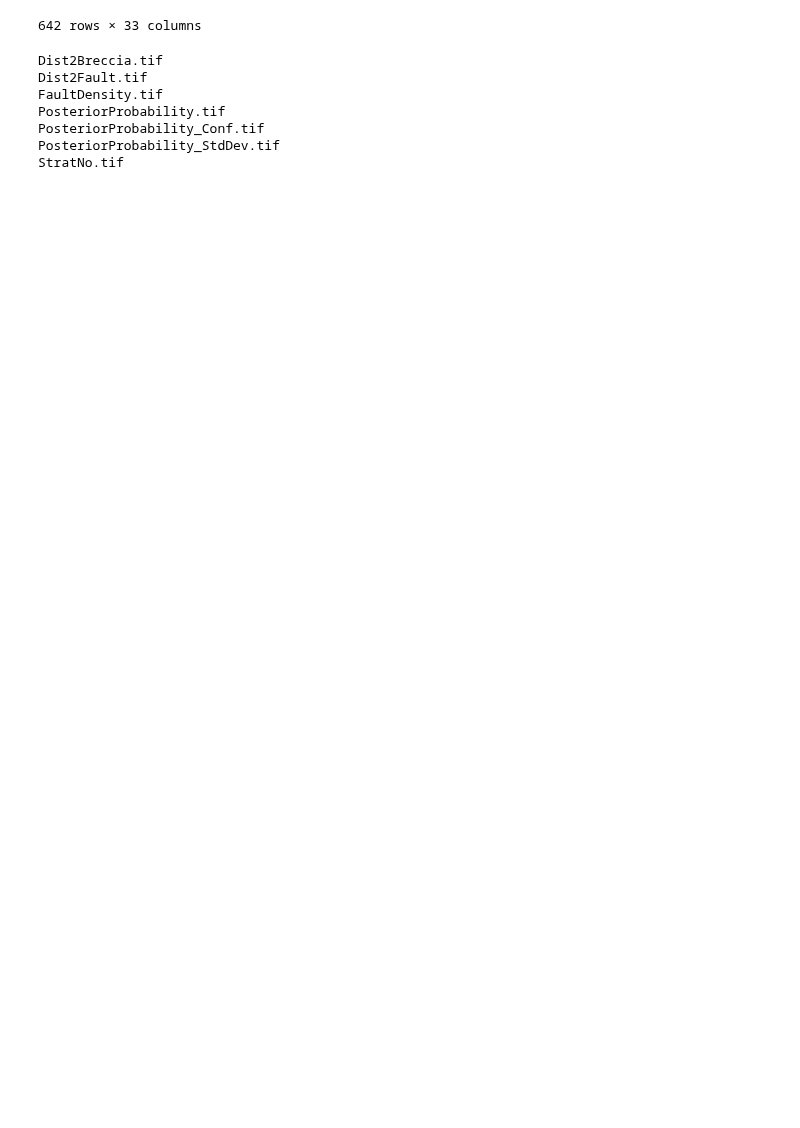
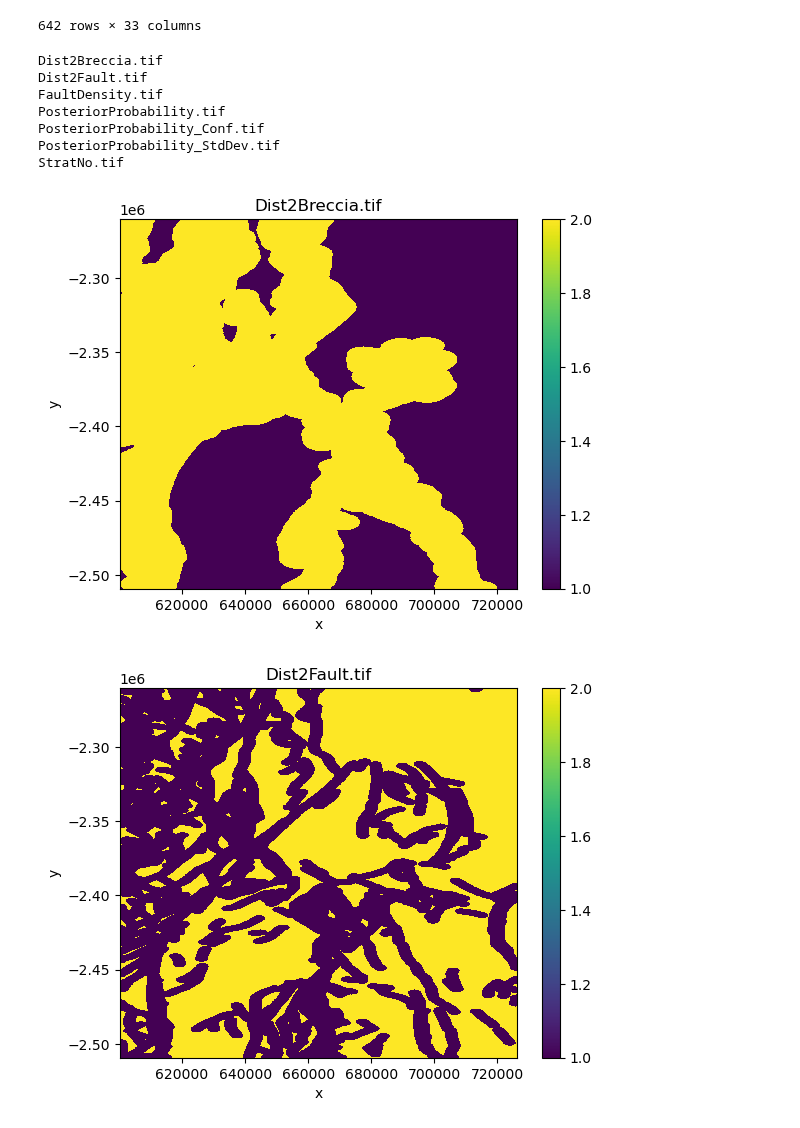
Before and after one commit to RichardScottOZ/Simple-Weights-of-Evidence, a Jupyter notebook: WoE-Test.ipynb, the cells around one changed output. Saved outputs shown, nothing was run; the diff lists cells and outputs as text; code cells hidden in the pictures; blank space fills up the shorter version.

Commit message:
class histogram

```diff
--- a/WoE-Test.ipynb
+++ b/WoE-Test.ipynb
@@ -636,6 +636,3 @@ PosteriorProbability.tif
 PosteriorProbability_Conf.tif
 PosteriorProbability_StdDev.tif
 StratNo.tif
-# %%
-for r in response:
-    if 'Prob' in
@@ -641,0 +643,8 @@ for r in response:
+# %%
+for r in response:
+    fig, ax = plt.subplots()
+    response[r].plot(ax=ax)
+    plt.title(r)
+# %% [output]
+[figure, added]
+[figure, added]
```
Also changed, not shown: parts of 5 cells of this notebook.
